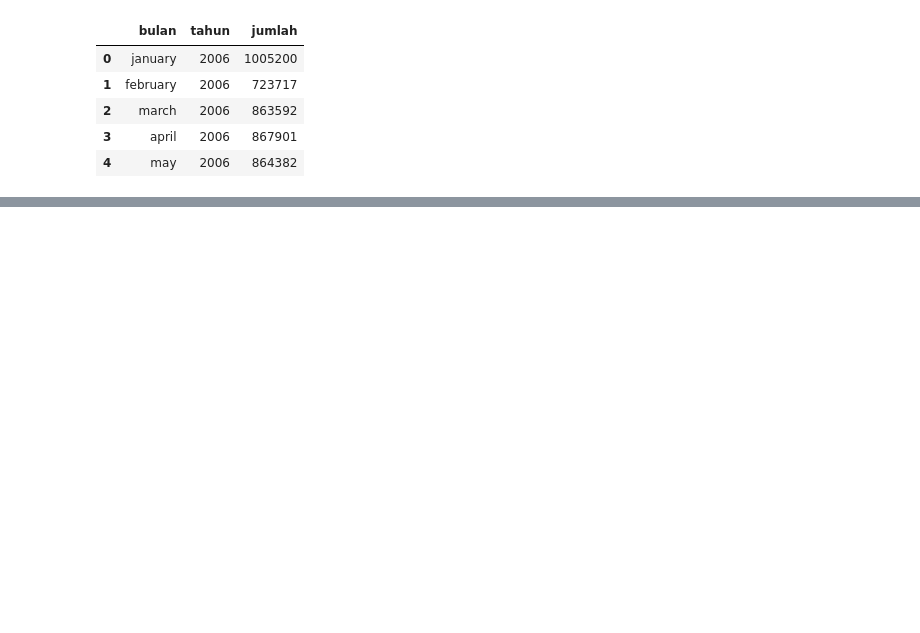
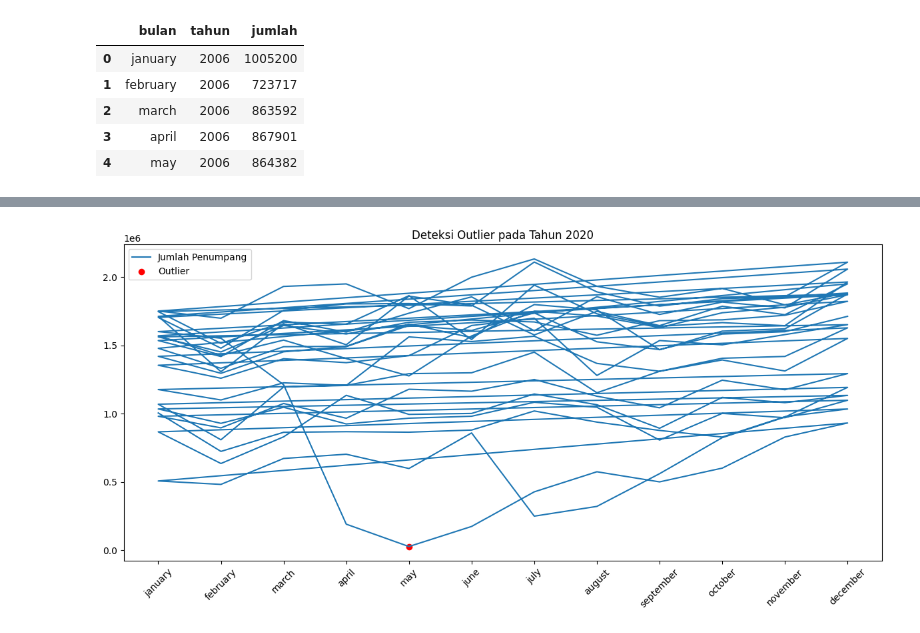
Before and after one commit to NestiaDev-id/Optimization-Holt-winter-using-Genetic-algorithm, a Jupyter notebook: notebooks/01-data-exploration.ipynb, the cells around one changed output, grey strips where cells are left out. Drawn from its saved outputs; the diff is of its cells as text; code cells hidden in the pictures; blank space fills up the shorter version.

```diff
--- a/notebooks/01-data-exploration.ipynb
+++ b/notebooks/01-data-exploration.ipynb
@@ -17,0 +93,11 @@ df.head()
+# %%
+plt.figure(figsize=(12, 6))
+plt.plot(df['bulan'], df['jumlah'], label='Jumlah Penumpang')
+plt.scatter(outliers['bulan'], outliers['jumlah'], color='red', label='Outlier')
+plt.legend()
+plt.title('Deteksi Outlier pada Tahun 2020')
+plt.xticks(rotation=45)
+plt.tight_layout()
+plt.show()
+# %% [output]
+[figure, added]
```
Also changed, not shown: parts of 6 cells of this notebook, 8 other files.
